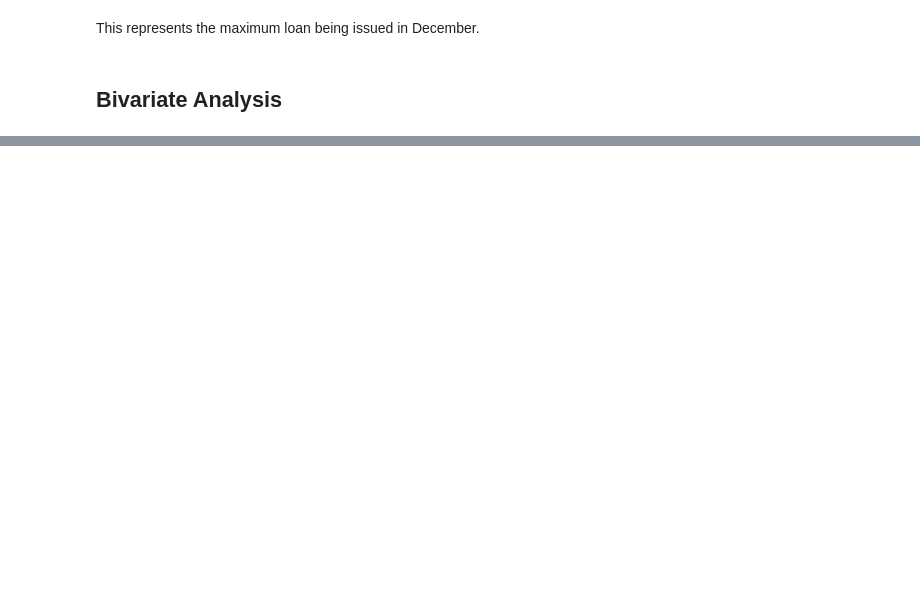
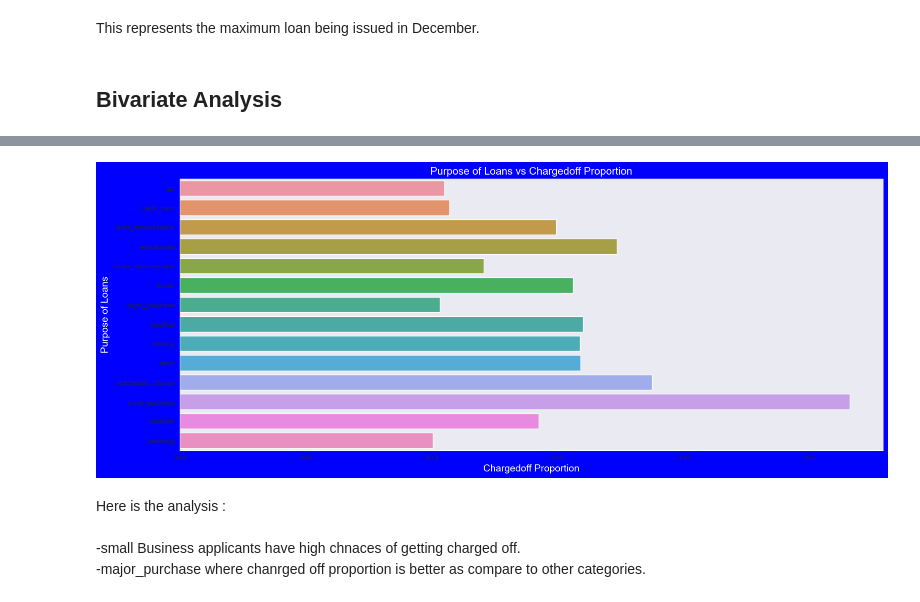
Before and after one commit to chetnapriyadarshini/Lending_Club_Case_Study_EDA, a Jupyter notebook: Group_Facilitator_Name.ipynb, the cells around one changed output, grey strips where cells are left out. Drawn from its saved outputs; the diff is of its cells as text; code cells hidden in the pictures; blank space fills up the shorter version.

```diff
--- a/Group_Facilitator_Name.ipynb
+++ b/Group_Facilitator_Name.ipynb
@@ -735,0 +797,7 @@ This represents the maximum loan being issued in December.
+# %%
+#   Purpose of Loan Vs Chargedoff_Proportion
+
+purp_vs_COloan = loanData.groupby(['purpose', 'loan_status']).loan_status.count().unstack().fillna(0).reset_index()
+purp_vs_COloan['Total'] = purp_vs_COloan['Charged Off'] + purp_vs_COloan['Current'] + purp_vs_COloan['Fully Paid']
+purp_vs_COloan['Chargedoff_Proportion'] = purp_vs_COloan['Charged Off'] / purp_vs_COloan['Total']
+purp_vs_COloan.sort_values('Chargedoff_Proportion', ascending=False)
@@ -735,0 +820,14 @@ This represents the maximum loan being issued in December.
+# %%
+#   Plot the above analysis on bar
+fig, ax1 = plt.subplots(figsize=(18, 7),facecolor='b')
+ax1.set_title('Purpose of Loans vs Chargedoff Proportion',fontsize=15,color = 'w')
+ax1=sns.barplot(y='purpose', x='Chargedoff_Proportion', data=purp_vs_COloan)
+ax1.set_ylabel('Purpose of Loans',fontsize=14,color='w')
+ax1.set_xlabel('Chargedoff Proportion',fontsize=14,color = 'w')
+plt.show()
+# %% [output]
+[figure, added]
+# %% [markdown]
+Here is the analysis :<br><br>
+-small Business applicants have high chnaces of getting charged off.<br>
+-major_purchase where chanrged off proportion is better as compare to other categories.<br>
```
Also changed, not shown: parts of 24 cells of this notebook.
